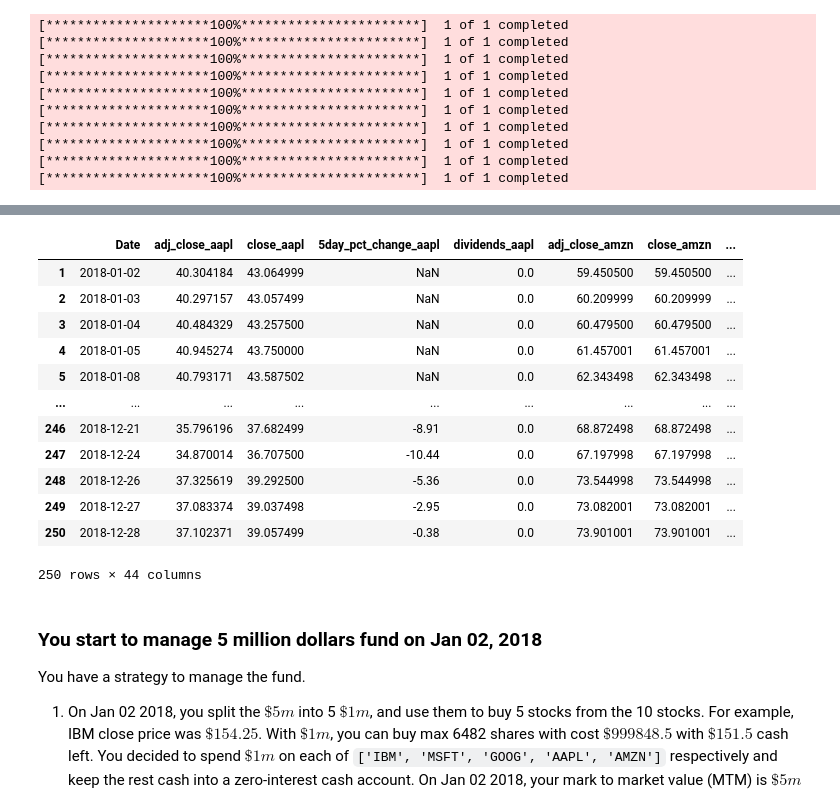
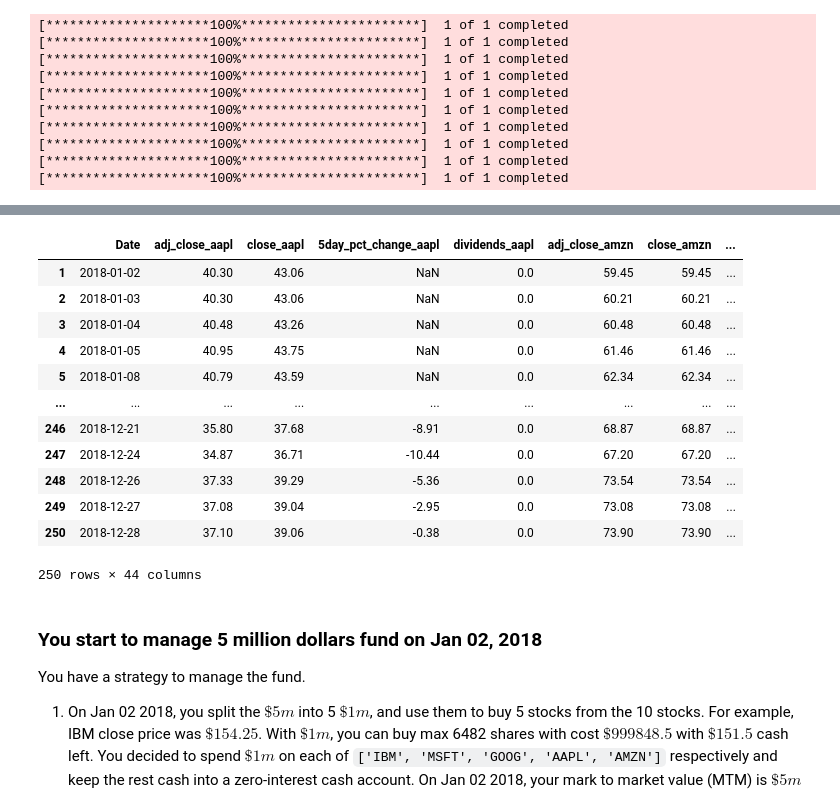
Before and after one commit to CxLos/DS637---Equity-Portfolio-Midterm-Project, a Jupyter notebook: midterm_project.ipynb, the cells around one changed output, grey strips where cells are left out. Saved outputs shown, nothing was run; the diff lists cells and outputs as text; code cells hidden in the pictures.

```diff
--- a/midterm_project.ipynb
+++ b/midterm_project.ipynb
@@ -171,44 +181,45 @@ pct_cols = [f"5day_pct_change_{t.lower()}" for t in universe]
 close_cols = [f"close_{t.lower()}" for t in universe]
 # print("Percent columns:\n", df_universe[pct_cols].dtypes)
 
 # Average daily close
 df_universe['avg_daily_close'] = df_universe[close_cols].mean(axis=1)
 
 def get_max_5_stocks(row):
     values = pd.to_numeric(row[pct_cols], errors='coerce')
     if values.isna().all():
         return None
     top_5 = values.nlargest(5).index.tolist()
     stocks = [col.replace("5day_pct_change_", '').upper() for col in top_5]
     return ', '.join(stocks)
 
 df_universe['max_5_stocks'] = df_universe.apply(get_max_5_stocks, axis=1)
 # df_universe.style.format('{:,.2f}')
 
 def get_min_5_stocks(row):
     values = pd.to_numeric(row[pct_cols], errors='coerce')
     if values.isna().all():
         return None
     bottom_5 = values.nsmallest(5).index.tolist()
     stocks = [col.replace("5day_pct_change_",'').upper() for col in bottom_5]
     return ', '.join(stocks)
 
 df_universe['min_5_stocks'] = df_universe.apply(get_min_5_stocks, axis=1)
 
+df_universe = df_universe.round(2)
 df_universe
 # %% [output]
 |  | Date | adj_close_aapl | close_aapl | 5day_pct_change_aapl | dividends_aapl | adj_close_amzn | close_amzn | ... |
-| 1 | 2018-01-02 | 40.304184 | 43.064999 | NaN | 0.0 | 59.450500 | 59.450500 | ... |
-| 2 | 2018-01-03 | 40.297157 | 43.057499 | NaN | 0.0 | 60.209999 | 60.209999 | ... |
-| 3 | 2018-01-04 | 40.484329 | 43.257500 | NaN | 0.0 | 60.479500 | 60.479500 | ... |
-| 4 | 2018-01-05 | 40.945274 | 43.750000 | NaN | 0.0 | 61.457001 | 61.457001 | ... |
-| 5 | 2018-01-08 | 40.793171 | 43.587502 | NaN | 0.0 | 62.343498 | 62.343498 | ... |
+| 1 | 2018-01-02 | 40.30 | 43.06 | NaN | 0.0 | 59.45 | 59.45 | ... |
+| 2 | 2018-01-03 | 40.30 | 43.06 | NaN | 0.0 | 60.21 | 60.21 | ... |
+| 3 | 2018-01-04 | 40.48 | 43.26 | NaN | 0.0 | 60.48 | 60.48 | ... |
+| 4 | 2018-01-05 | 40.95 | 43.75 | NaN | 0.0 | 61.46 | 61.46 | ... |
+| 5 | 2018-01-08 | 40.79 | 43.59 | NaN | 0.0 | 62.34 | 62.34 | ... |
 | ... | ... | ... | ... | ... | ... | ... | ... | ... |
-| 246 | 2018-12-21 | 35.796196 | 37.682499 | -8.91 | 0.0 | 68.872498 | 68.872498 | ... |
-| 247 | 2018-12-24 | 34.870014 | 36.707500 | -10.44 | 0.0 | 67.197998 | 67.197998 | ... |
-| 248 | 2018-12-26 | 37.325619 | 39.292500 | -5.36 | 0.0 | 73.544998 | 73.544998 | ... |
-| 249 | 2018-12-27 | 37.083374 | 39.037498 | -2.95 | 0.0 | 73.082001 | 73.082001 | ... |
-| 250 | 2018-12-28 | 37.102371 | 39.057499 | -0.38 | 0.0 | 73.901001 | 73.901001 | ... |
+| 246 | 2018-12-21 | 35.80 | 37.68 | -8.91 | 0.0 | 68.87 | 68.87 | ... |
+| 247 | 2018-12-24 | 34.87 | 36.71 | -10.44 | 0.0 | 67.20 | 67.20 | ... |
+| 248 | 2018-12-26 | 37.33 | 39.29 | -5.36 | 0.0 | 73.54 | 73.54 | ... |
+| 249 | 2018-12-27 | 37.08 | 39.04 | -2.95 | 0.0 | 73.08 | 73.08 | ... |
+| 250 | 2018-12-28 | 37.10 | 39.06 | -0.38 | 0.0 | 73.90 | 73.90 | ... |
 250 rows × 44 columns
 # %% [markdown]
 ### You start to manage 5 million dollars fund on Jan 02, 2018
```
Also changed, not shown: parts of 11 cells of this notebook, 8 other files.
